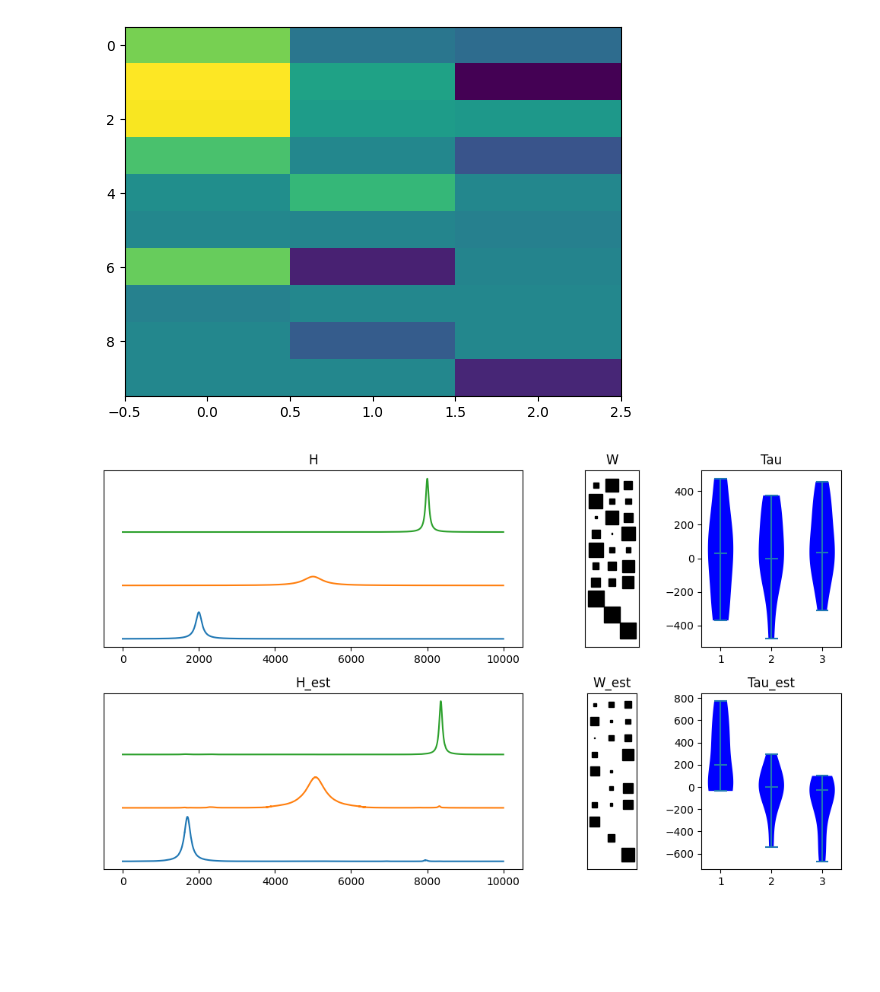
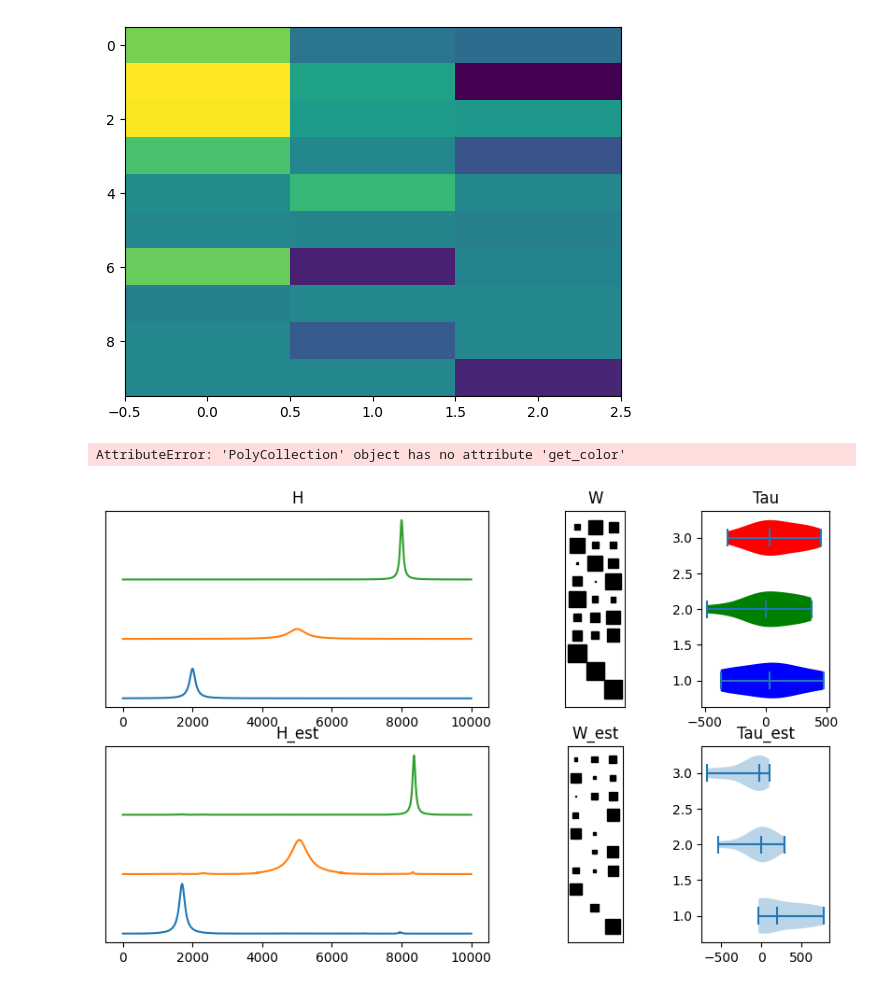
Before and after one commit to LucasEmcken/Bachelorprojekt, a Jupyter notebook: comparison.ipynb, the cells around one changed output. Cells and saved outputs as stored; diff of their text form; code cells hidden in the pictures; blank space fills up the shorter version.

```diff
--- a/comparison.ipynb
+++ b/comparison.ipynb
@@ -188,35 +188,37 @@ fig = plt.figure(figsize=(10, 6))
 
 # Plot H and H_est
 ax0 = plt.subplot(gs[0, 0])
 plotSpaced(ax0, np.arange(H.shape[1]), H.T)
 ax0.set_title('H')
 
 ax1 = plt.subplot(gs[1, 0])
 plotSpaced(ax1, np.arange(H_reorder.shape[1]), H_reorder.T)
 ax1.set_title('H_est')
 
 # Make hinton plots
 ax2 = plt.subplot(gs[0, 1])
 ax2.set_title('W')
 hinton(W.T, ax=ax2)
 
 ax3 = plt.subplot(gs[1, 1])
 ax3.set_title('W_est')
 hinton(W_reorder.T, ax=ax3)
 
 # Make violin plots
 ax4 = plt.subplot(gs[0, 2])
-violin_parts = ax4.violinplot(tau, showmeans=False, showmedians=True)
+violin_parts = ax4.violinplot(tau, showmeans=False, showmedians=True, vert=False)
 ax4.set_title('Tau')
-change_violin_colors(violin_parts, ['blue']*3)
+change_violin_colors(violin_parts, ['blue', 'green', 'red'])
 
 ax5 = plt.subplot(gs[1, 2])
-violin_parts = ax5.violinplot(tau_reorder, showmeans=False, showmedians=True)
+violin_parts = ax5.violinplot(tau_reorder, showmeans=False, showmedians=True, vert=False)
 ax5.set_title('Tau_est')
-change_violin_colors(violin_parts, ['blue']*3)
+change_violin_colors(violin_parts, ['blue', 'green', 'red'])
+# change_violin_colors(violin_parts, [l.get_color() for l in ax5.get_children()[:3]])
 
 # Set tight layout
 plt.tight_layout()
 plt.show()
 # %% [output]
+AttributeError: 'PolyCollection' object has no attribute 'get_color'
-[figure, old version]
+[figure, new version]
```
Also changed, not shown: 3 other files.
